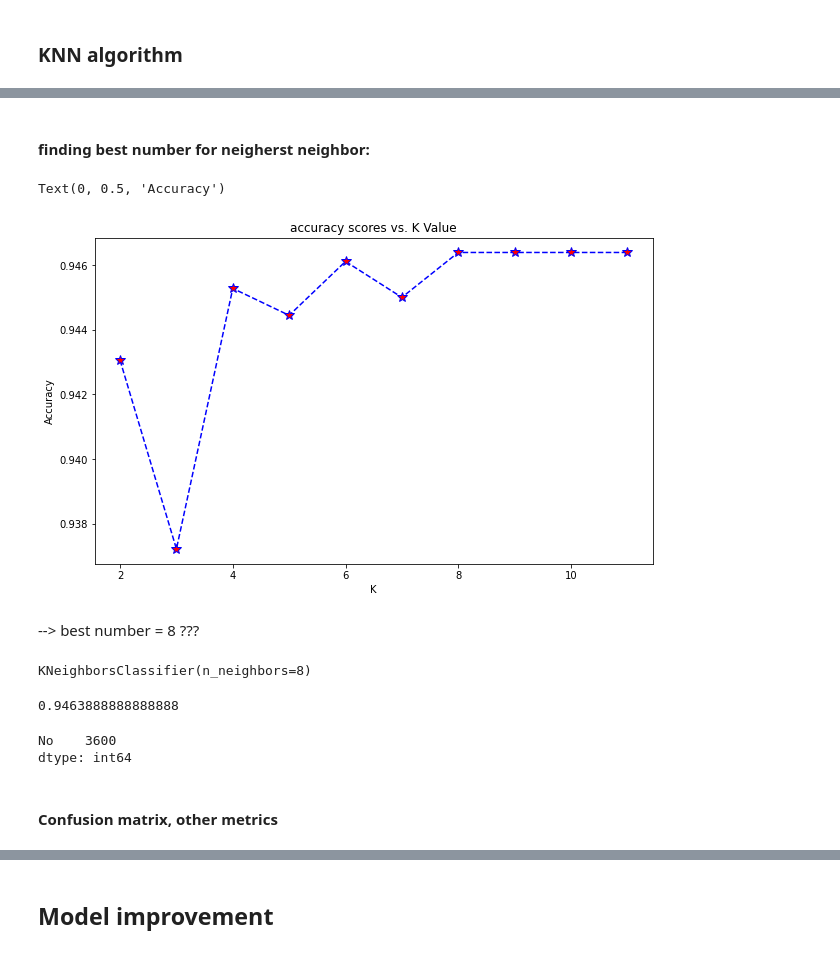
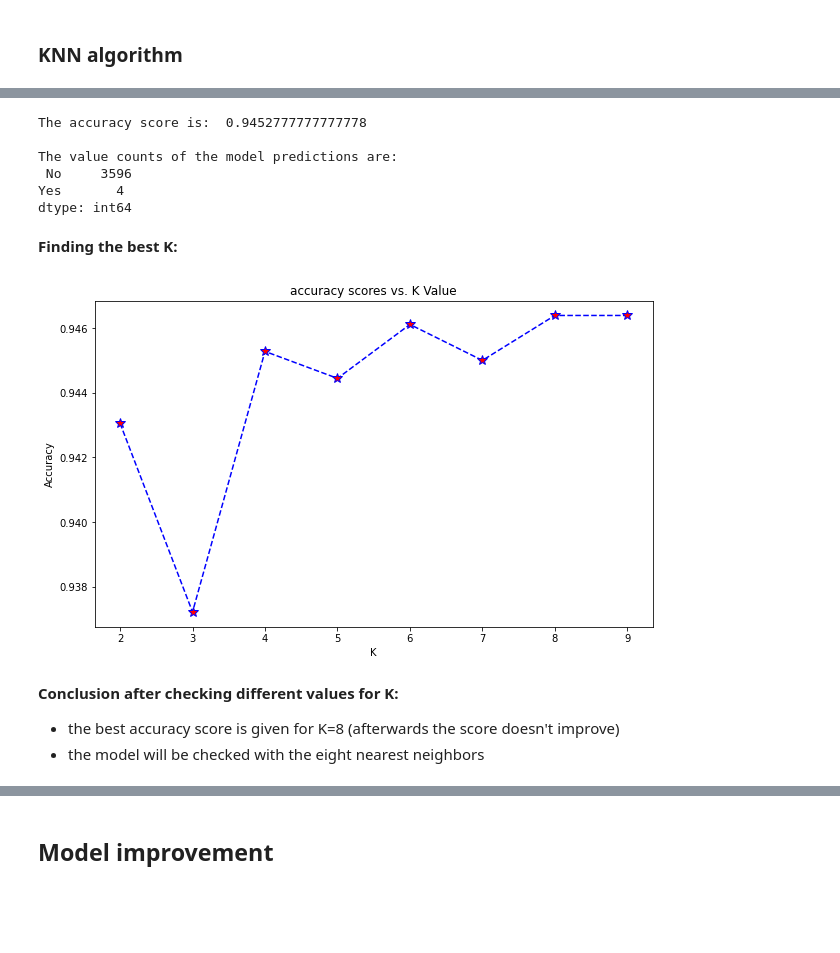
Before and after one commit to katharina-beriault/Midterm_Project_Credit-Card-Marketing_Classification, a Jupyter notebook: Python/Outcome.ipynb, the cells around one changed output, grey strips where cells are left out. Drawn from its saved outputs; the diff is of its cells as text; code cells hidden in the pictures; blank space fills up the shorter version.

```diff
--- a/Python/Outcome.ipynb
+++ b/Python/Outcome.ipynb
@@ -696,5 +701,2 @@ sns.heatmap(cf_matrix, annot=labels, fmt='', cmap='Blues')
 # %% [markdown]
 ### KNN algorithm
-# %%
-model = KNeighborsClassifier(n_neighbors=4)
-model.fit(X_train, y_train)
@@ -708,37 +715,33 @@ print(metrics.accuracy_score(y_test, y_pred))
+# %%
+KNN_model(X_train, y_train, X_test, y_test, 4)
+# %% [output]
+The accuracy score is:  0.9452777777777778
+
+The value counts of the model predictions are:
+ No     3596
+Yes       4
+dtype: int64
 # %% [markdown]
-#### finding best number for neigherst neighbor:
+**Finding the best K:**
-# %%
-scores = []
-for i in range(2,12):
-    model = KNeighborsClassifier(n_neighbors=i)
-    model.fit(X_train, y_train)
-    scores.append(model.score(X_test, y_test))
-# %%
-plt.figure(figsize=(10,6))
-plt.plot(range(2,12),scores,color = 'blue', linestyle='dashed',
-         marker='*', markerfacecolor='red', markersize=10)
-plt.title('accuracy scores vs. K Value')
-plt.xlabel('K')
-plt.ylabel('Accuracy')
-# %% [output]
-Text(0, 0.5, 'Accuracy')
-[figure, removed]
+# %%
+def best_K(X_train, y_train, X_test, y_test, r):
+    scores = []
+    for i in r:
+        model = KNeighborsClassifier(n_neighbors=i)
+        model.fit(X_train, y_train)
+        scores.append(model.score(X_test, y_test))
+
+    plt.figure(figsize=(10,6))
+    plt.plot(r,scores,color = 'blue', linestyle='dashed',
+             marker='*', markerfacecolor='red', markersize=10)
+    plt.title('accuracy scores vs. K Value')
+    plt.xlabel('K')
+    plt.ylabel('Accuracy')
+# %%
+best_K(X_train, y_train, X_test, y_test, r=range(2,10))
+# %% [output]
+[figure, added]
 # %% [markdown]
---> best number = 8 ???
+**Conclusion after checking different values for K:**
+- the best accuracy score is given for K=8 (afterwards the score doesn't improve)
+- the model will be checked with the eight nearest neighbors
-# %%
-model = KNeighborsClassifier(n_neighbors=8)
-model.fit(X_train, y_train)
-# %% [output]
-KNeighborsClassifier(n_neighbors=8)
-# %%
-y_pred = model.predict(X_test)
-print(metrics.accuracy_score(y_test, y_pred))
-# %% [output]
-0.9463888888888888
-# %%
-pd.Series(y_pred).value_counts()
-# %% [output]
-No    3600
-dtype: int64
-# %% [markdown]
-#### Confusion matrix, other metrics
```
Also changed, not shown: parts of 68 cells of this notebook, 6 other files.
